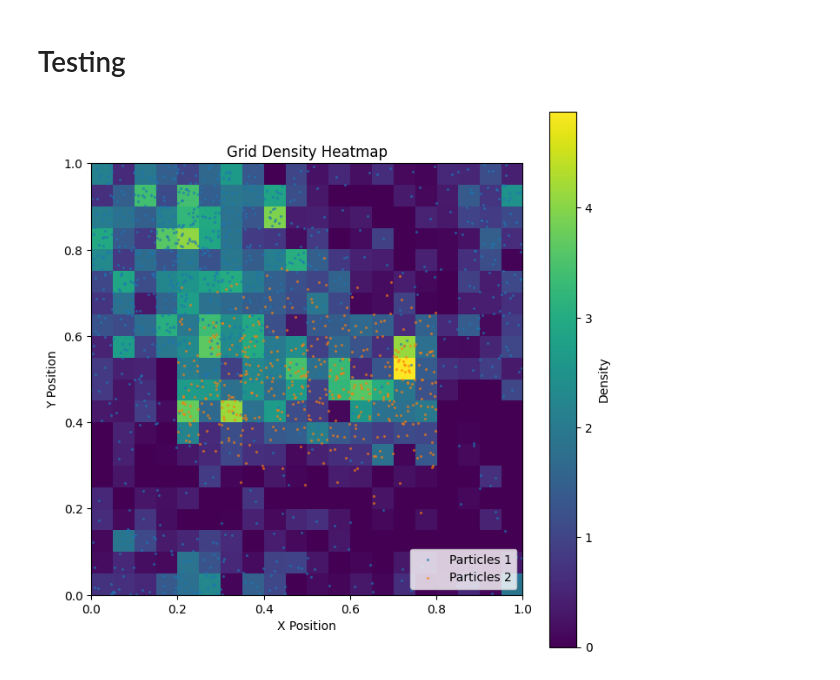
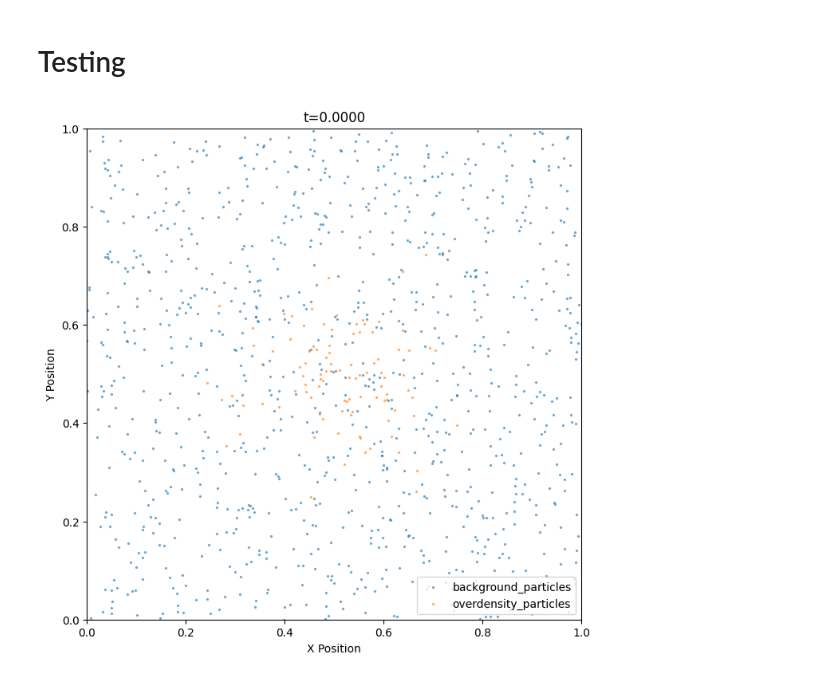
Before and after one commit to yaronetokayer/PHYS-600, a Jupyter notebook: phys600 project/phys600_nbody_notebook.ipynb, the cells around one changed output. Saved outputs shown, nothing was run; the diff lists cells and outputs as text; code cells hidden in the pictures.

```diff
--- a/phys600 project/phys600_nbody_notebook.ipynb
+++ b/phys600 project/phys600_nbody_notebook.ipynb
@@ -280,16 +13,9 @@ class Grid:
 # %% [markdown]
 # Testing
 # %%
-# Set some SIMULATION_PARAMETERS
-SIMULATION_PARAMETERS['GRID_SIZE'] = 0.05
-
 # Create a PMSimulator object based on current simulation parameters
-simulator = PMSimulator()
+simulator = pms.PMSimulator(domain_size=1.0, grid_size=0.02)
 
 # Create 2 species of particles
-simulator.create_particles(1000)
-simulator.create_particles(500)
-
-# Store in variables for easy access
-parts1 = simulator.particles_0
-parts2 = simulator.particles_1
+simulator.create_particles(1000, species_name='background_particles')
+simulator.create_particles(100, species_name='overdensity_particles')
@@ -310,5 +38,4 @@ simulator.grid.assign_density([parts1, parts2])
-# %%
-# Plot the density field, with the option of showing particles overlaid on top
-simulator.grid.plot_density_heatmap(particles=[parts1, parts2])
-# %% [output]
-[figure, removed]
+# %%
+simulator.plot_snapshot()
+# %% [output]
+[figure, added]
```
Also changed, not shown: parts of 28 cells of this notebook.
